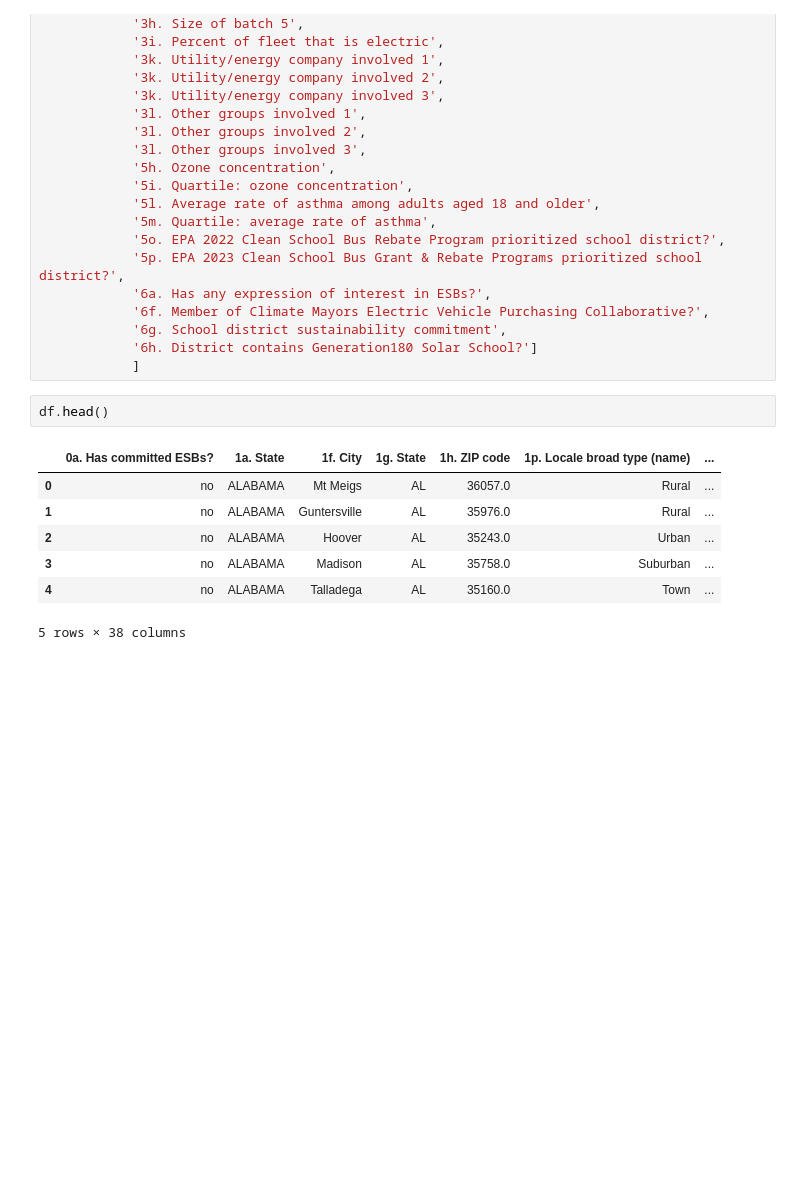
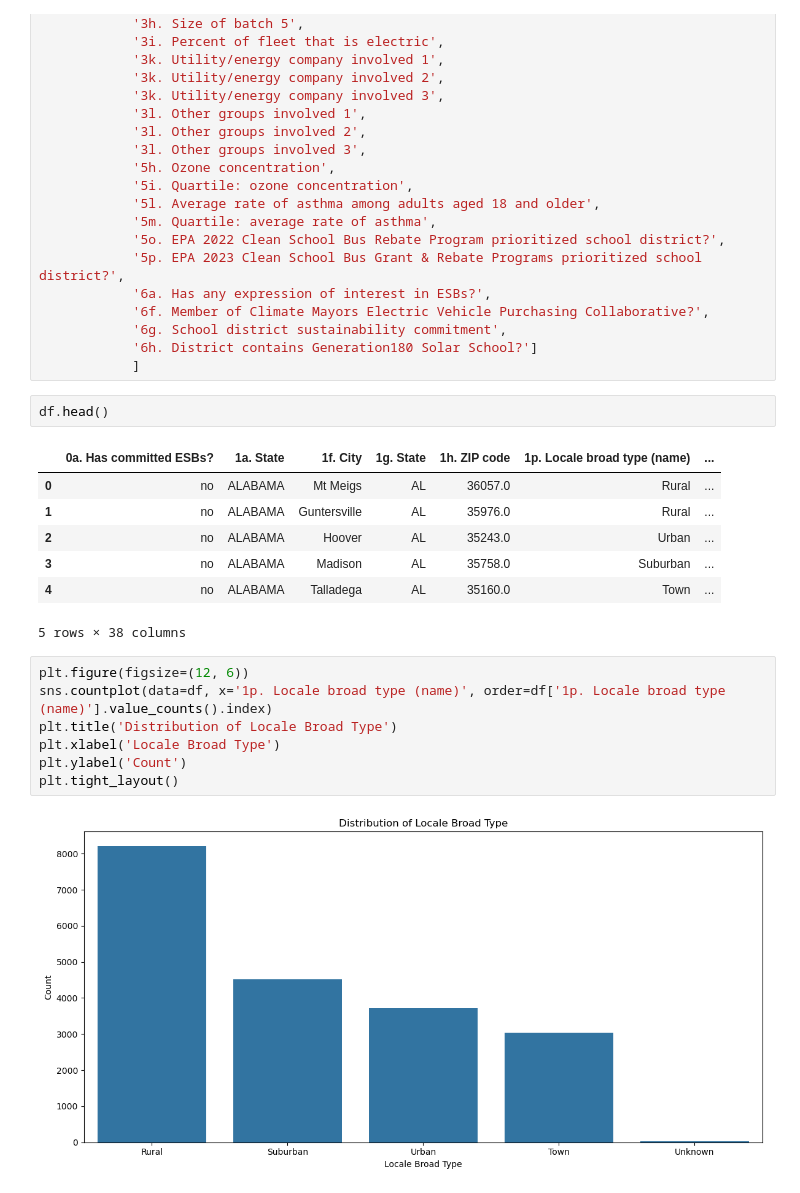
Before and after one commit to mikhailBenali/ML2_Project_ESB_adoption, a Jupyter notebook: src/Environmental-analysis.ipynb, the cells around one changed output. Saved outputs shown, nothing was run; the diff lists cells and outputs as text; blank space fills up the shorter version.

Commit message:
first geographic graphs

```diff
--- a/src/Environmental-analysis.ipynb
+++ b/src/Environmental-analysis.ipynb
@@ -68,3 +70,12 @@ df.head()
 | 3 | no | ALABAMA | Madison | AL | 35758.0 | Suburban | ... |
 | 4 | no | ALABAMA | Talladega | AL | 35160.0 | Town | ... |
 5 rows × 38 columns
+# %%
+plt.figure(figsize=(12, 6))
+sns.countplot(data=df, x='1p. Locale broad type (name)', order=df['1p. Locale broad type (name)'].value_counts().index)
+plt.title('Distribution of Locale Broad Type')
+plt.xlabel('Locale Broad Type')
+plt.ylabel('Count')
+plt.tight_layout()
+# %% [output]
+[figure, added]
```
Also changed, not shown: parts of 2 cells of this notebook.
